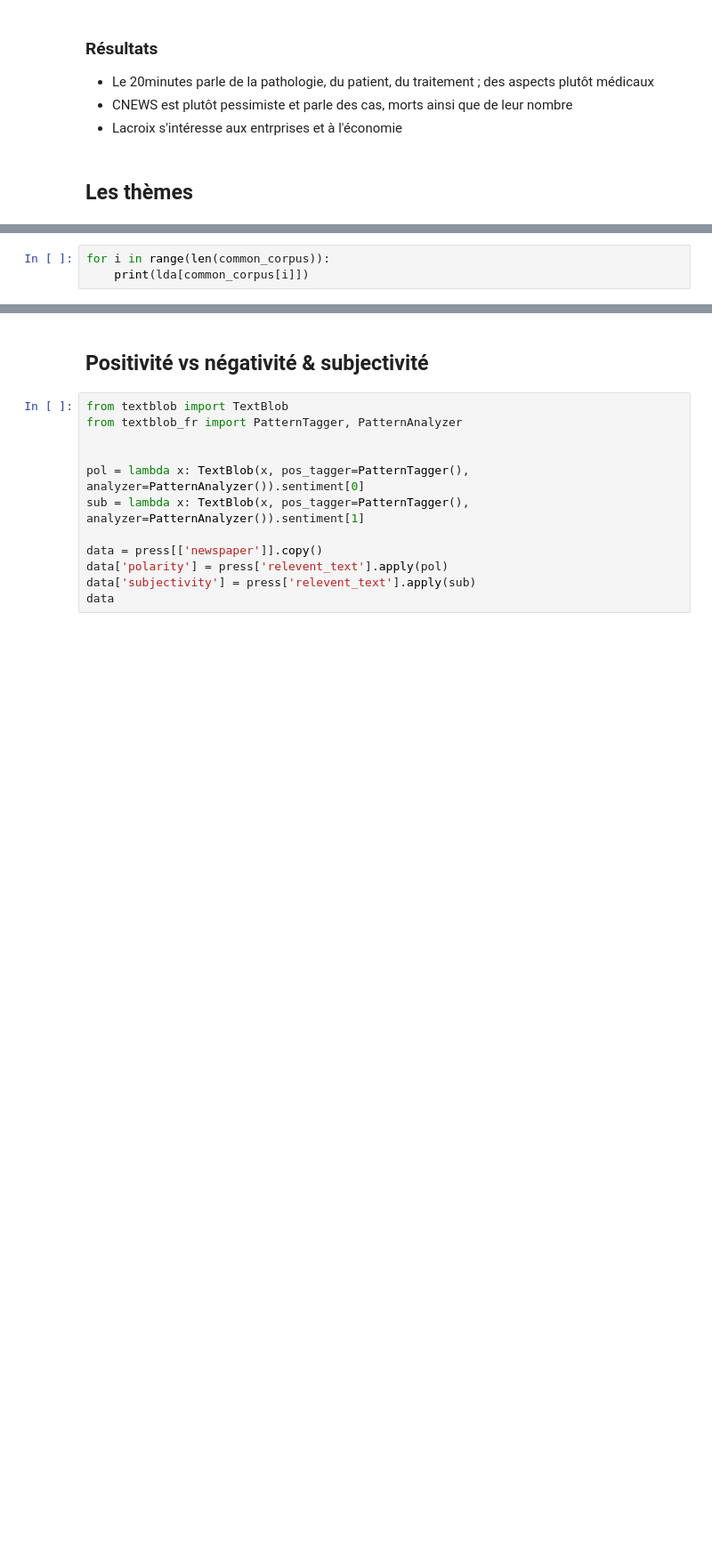
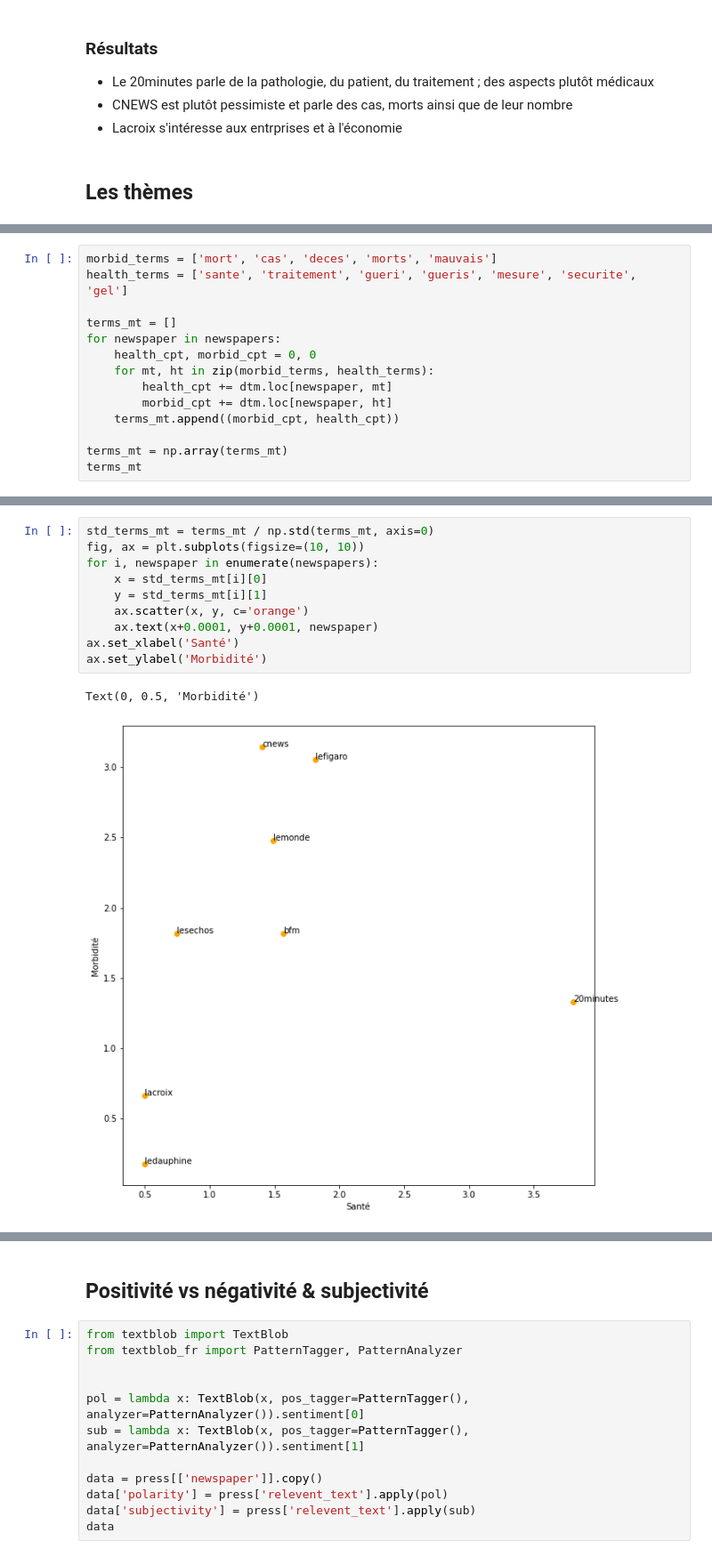
Before and after one commit to vesran/EDA-media-covid19, a Jupyter notebook: _2_Exploratory_Data_Analysis.ipynb, the cells around one changed output, grey strips where cells are left out. Shown at 89% size. Saved outputs shown, nothing was run; the diff lists cells and outputs as text; blank space fills up the shorter version.

```diff
--- a/_2_Exploratory_Data_Analysis.ipynb
+++ b/_2_Exploratory_Data_Analysis.ipynb
@@ -91,3 +93,0 @@ lda = LdaModel(common_corpus, id2word=common_dictionary, num_topics=3, iteration
-# %%
-for i in range(len(common_corpus)):
-    print(lda[common_corpus[i]])
@@ -160,0 +164,14 @@ lda.print_topics()
+# %%
+morbid_terms = ['mort', 'cas', 'deces', 'morts', 'mauvais']
+health_terms = ['sante', 'traitement', 'gueri', 'gueris', 'mesure', 'securite', 'gel']
+
+terms_mt = []
+for newspaper in newspapers:
+    health_cpt, morbid_cpt = 0, 0
+    for mt, ht in zip(morbid_terms, health_terms):
+        health_cpt += dtm.loc[newspaper, mt]
+        morbid_cpt += dtm.loc[newspaper, ht]
+    terms_mt.append((morbid_cpt, health_cpt))
+
+terms_mt = np.array(terms_mt)
+terms_mt
@@ -160,0 +187,13 @@ lda.print_topics()
+# %%
+std_terms_mt = terms_mt / np.std(terms_mt, axis=0)
+fig, ax = plt.subplots(figsize=(10, 10))
+for i, newspaper in enumerate(newspapers):
+    x = std_terms_mt[i][0]
+    y = std_terms_mt[i][1]
+    ax.scatter(x, y, c='orange')
+    ax.text(x+0.0001, y+0.0001, newspaper)
+ax.set_xlabel('Santé')
+ax.set_ylabel('Morbidité')
+# %% [output]
+Text(0, 0.5, 'Morbidité')
+[figure, added]
```
Also changed, not shown: parts of 20 cells of this notebook, 6 other files.
